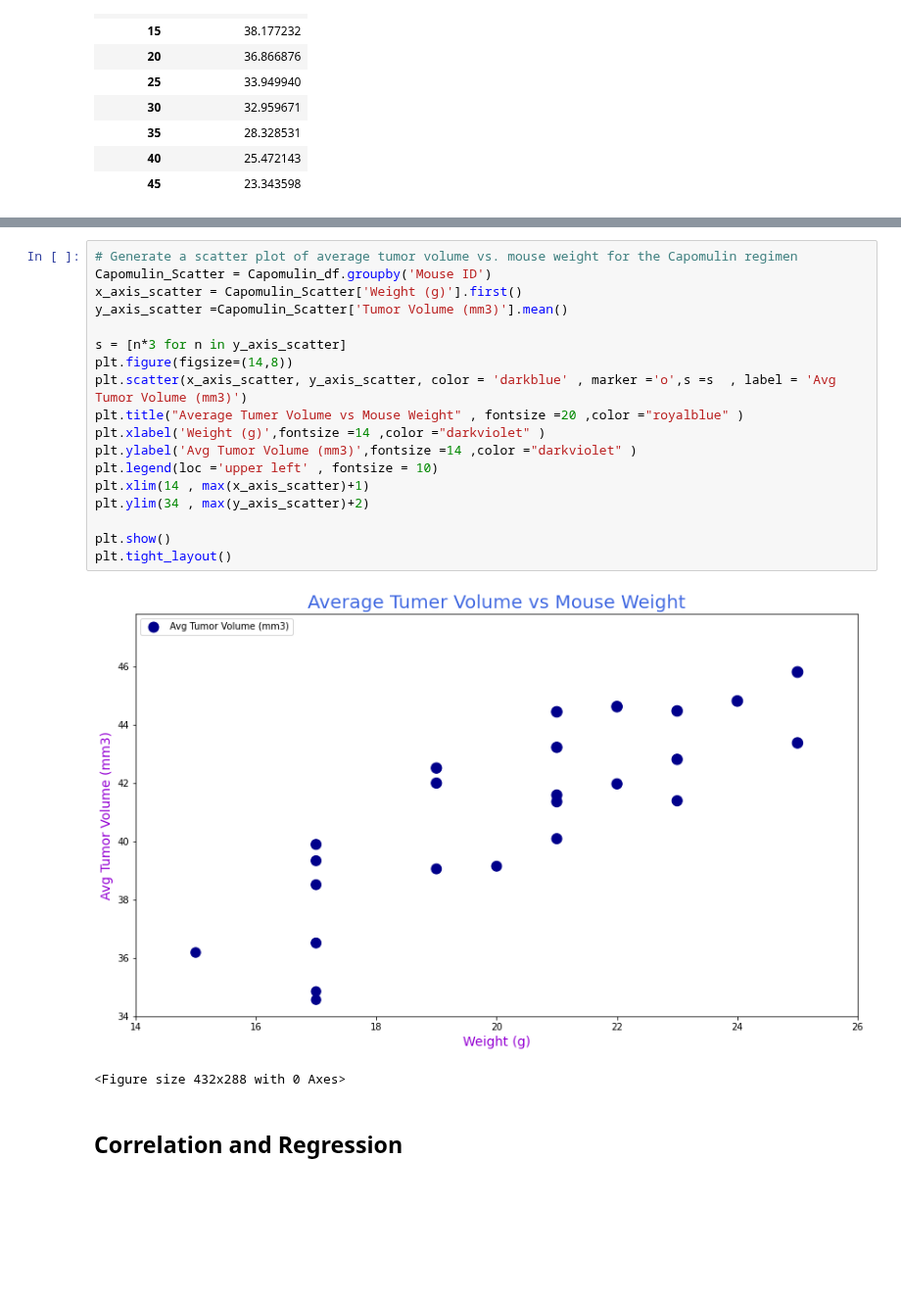
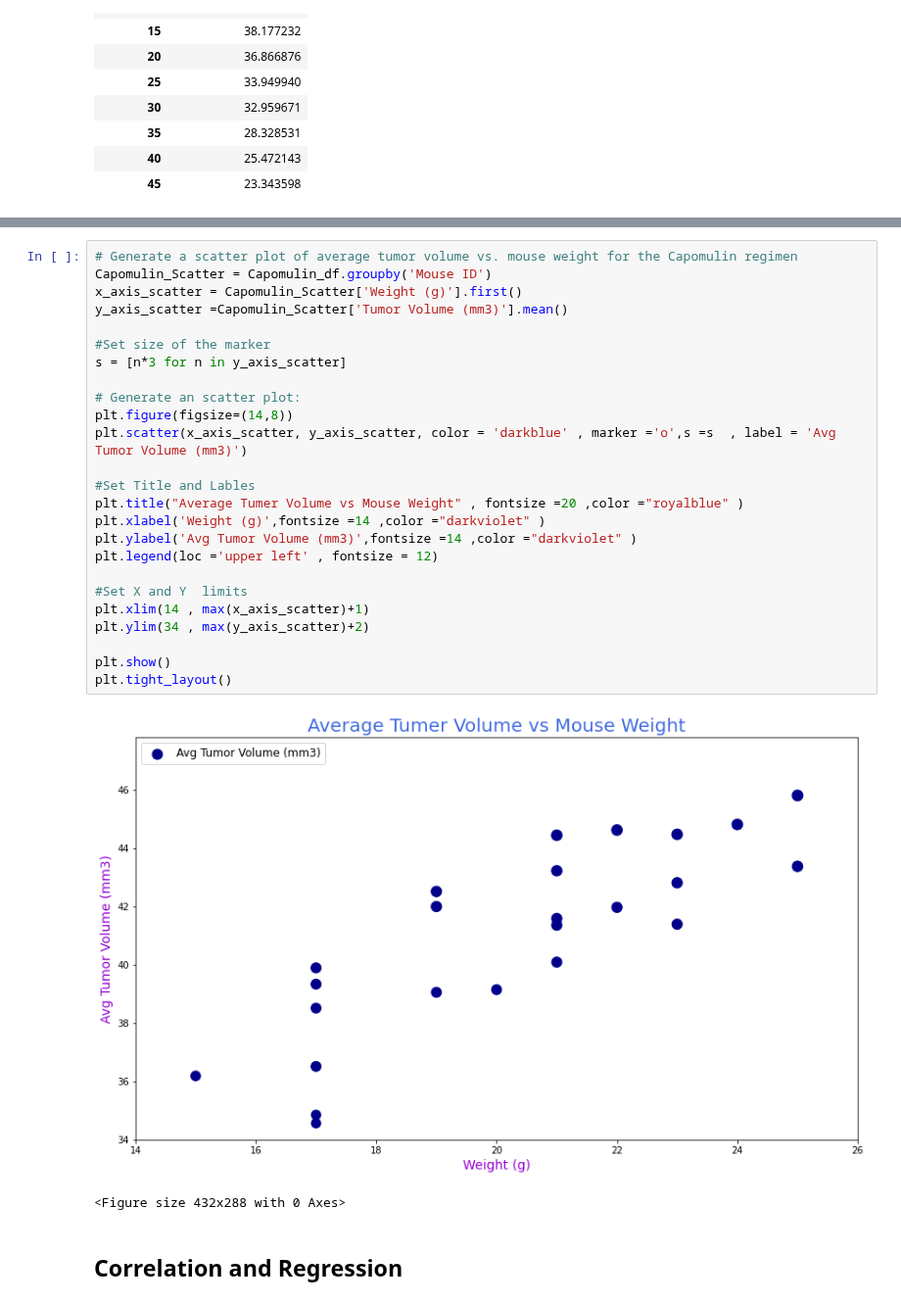
Before and after one commit to divya-gh/Matplotlib-Challenge, a Jupyter notebook: Pymaceuticals/pymaceuticals_starter.ipynb, the cells around one changed output, grey strips where cells are left out. Shown at 98% size. Saved outputs shown, nothing was run; the diff lists cells and outputs as text; blank space fills up the shorter version.

```diff
--- a/Pymaceuticals/pymaceuticals_starter.ipynb
+++ b/Pymaceuticals/pymaceuticals_starter.ipynb
@@ -497,23 +590,30 @@ Capomulin_plot.set_ylim(20, max(Capomulin_Single_Mouse_df['Tumor Volume (mm3)'])
 # %%
 # Generate a scatter plot of average tumor volume vs. mouse weight for the Capomulin regimen
 Capomulin_Scatter = Capomulin_df.groupby('Mouse ID')
 x_axis_scatter = Capomulin_Scatter['Weight (g)'].first()
 y_axis_scatter =Capomulin_Scatter['Tumor Volume (mm3)'].mean()
 
+#Set size of the marker
 s = [n*3 for n in y_axis_scatter]
+
+# Generate an scatter plot:
 plt.figure(figsize=(14,8))
 plt.scatter(x_axis_scatter, y_axis_scatter, color = 'darkblue' , marker ='o',s =s  , label = 'Avg Tumor Volume (mm3)')
+
+#Set Title and Lables
 plt.title("Average Tumer Volume vs Mouse Weight" , fontsize =20 ,color ="royalblue" )
 plt.xlabel('Weight (g)',fontsize =14 ,color ="darkviolet" )
 plt.ylabel('Avg Tumor Volume (mm3)',fontsize =14 ,color ="darkviolet" )
-plt.legend(loc ='upper left' , fontsize = 10)
+plt.legend(loc ='upper left' , fontsize = 12)
+
+#Set X and Y  limits
 plt.xlim(14 , max(x_axis_scatter)+1)
 plt.ylim(34 , max(y_axis_scatter)+2)
 
 plt.show()
 plt.tight_layout()
 # %% [output]
-[figure, old version]
+[figure, new version]
 <Figure size 432x288 with 0 Axes>
 # %% [markdown]
 ## Correlation and Regression
```
Also changed, not shown: parts of 28 cells of this notebook.
